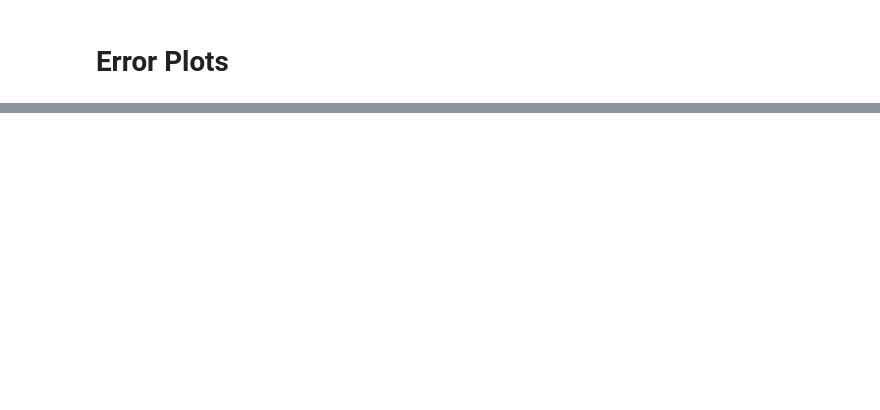
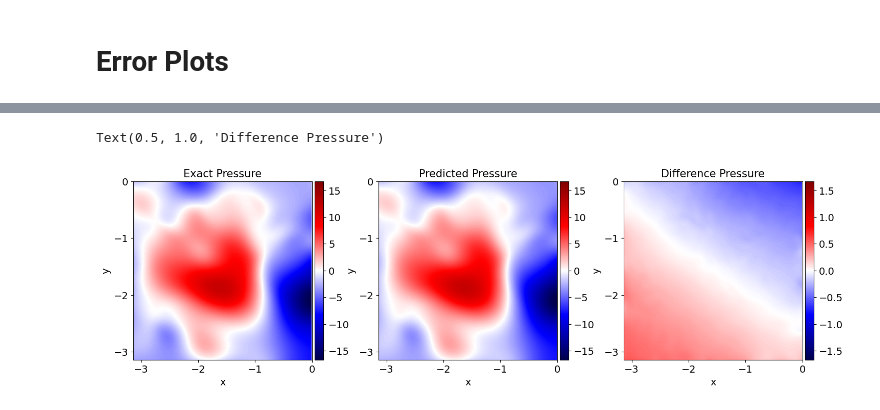
Before and after one commit to parfenyev/2d-turb-PINN, a Jupyter notebook: PINN/PINN.ipynb, the cells around one changed output, grey strips where cells are left out. Cells and saved outputs as stored; diff of their text form; code cells hidden in the pictures; blank space fills up the shorter version.

```diff
--- a/PINN/PINN.ipynb
+++ b/PINN/PINN.ipynb
@@ -859,12 +883,12 @@ ax.set_aspect('equal', 'box')
 # %%
-fig = plt.figure(figsize=(3, 17))
+fig = plt.figure(figsize=(17, 7))
 ax = fig.add_subplot(111)
 ax.remove()
 
 ########     Exact Pressure     ###########
-gs2 = gridspec.GridSpec(3, 1)
+gs2 = gridspec.GridSpec(1, 3)
 gs2.update(top=1, bottom=1-1/2, left=0.1, right=0.9, hspace=0.2)
-ax = plt.subplot(gs2[0, :])
+ax = plt.subplot(gs2[:, 0])
 limit = max(abs(np.min(PP_exact-np.mean(PP_exact))), abs(np.max(PP_exact-np.mean(PP_exact))))
 h = ax.imshow(PP_exact-np.mean(PP_exact), cmap='seismic', vmin=-limit, vmax=limit,
               extent=[x_star.min(), x_star.max(), y_star.min(), y_star.max()],
@@ -878,39 +902,42 @@ ax.set_ylabel('y')
 ax.set_xticks(np.arange(-3, 0.1, step=1))
 ax.set_yticks(np.arange(-3, 0.1, step=1))
 ax.set_aspect('equal', 'box')
-#ax.set_title('Exact Pressure', fontsize = 15)
+ax.set_title('Exact Pressure', fontsize = 15)
 
 ########     Predicted Pressure     ###########
-ax = plt.subplot(gs2[1, :])
+ax = plt.subplot(gs2[:, 1])
 h = ax.imshow(PP_pred-np.mean(PP_pred), cmap='seismic', vmin=-limit, vmax=limit,
               extent=[x_star.min(), x_star.max(), y_star.min(), y_star.max()],
               origin='lower', aspect='auto')
 divider = make_axes_locatable(ax)
 cax = divider.append_axes("right", size="5%", pad=0.05)
 
 fig.colorbar(h, cax=cax)
 ax.set_xlabel('x')
 ax.set_ylabel('y')
 ax.set_xticks(np.arange(-3, 0.1, step=1))
 ax.set_yticks(np.arange(-3, 0.1, step=1))
 ax.set_aspect('equal', 'box')
-#ax.set_title('Predicted Pressure', fontsize = 15)
+ax.set_title('Predicted Pressure', fontsize = 15)
 
 ########     Difference      ###########
-ax = plt.subplot(gs2[2, :])
+ax = plt.subplot(gs2[:, 2])
 h = ax.imshow(PP_pred-np.mean(PP_pred)-PP_exact+np.mean(PP_exact), cmap='seismic', vmin=-limit/10, vmax=limit/10,
               extent=[x_star.min(), x_star.max(), y_star.min(), y_star.max()],
               origin='lower', aspect='auto')
 divider = make_axes_locatable(ax)
 cax = divider.append_axes("right", size="5%", pad=0.05)
 
 fig.colorbar(h, cax=cax)
 ax.set_xlabel('x')
 ax.set_ylabel('y')
 ax.set_xticks(np.arange(-3, 0.1, step=1))
 ax.set_yticks(np.arange(-3, 0.1, step=1))
 ax.set_aspect('equal', 'box')
-#ax.set_title('Difference Pressure', fontsize = 15)
+ax.set_title('Difference Pressure', fontsize = 15)
 
 #plt.savefig('./P.svg', format="svg", bbox_inches='tight')
+# %% [output]
+Text(0.5, 1.0, 'Difference Pressure')
+[figure, added]
 # %%
```
Also changed, not shown: parts of 13 cells of this notebook.
